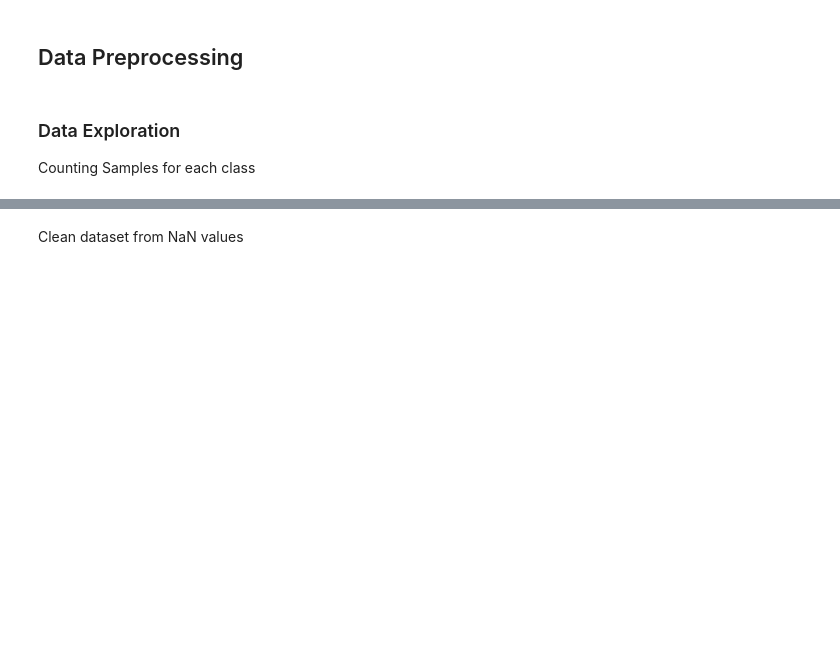
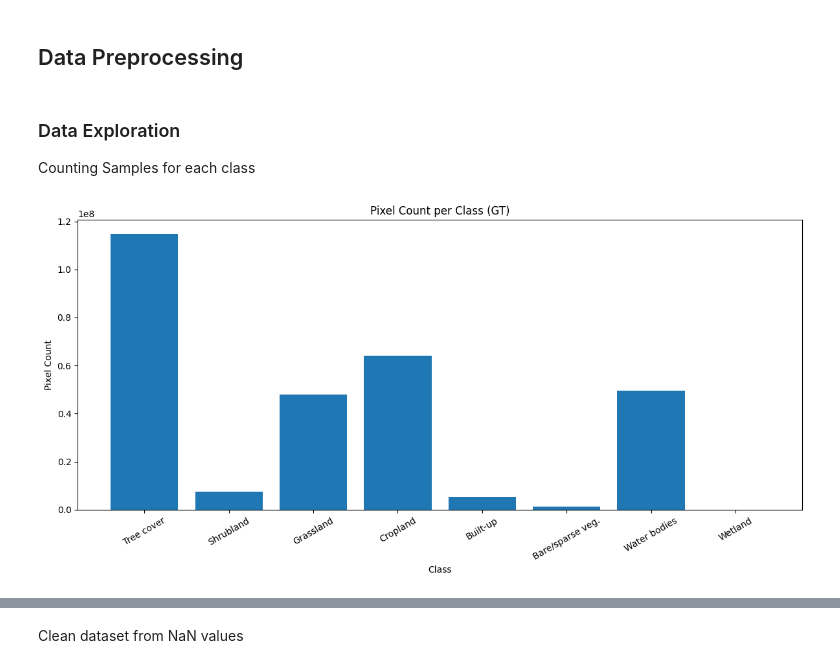
Before and after one commit to pervolarakis2001/land_cover_mapping, a Jupyter notebook: pipeline.ipynb, the cells around one changed output, grey strips where cells are left out. Cells and saved outputs as stored; diff of their text form; code cells hidden in the pictures; blank space fills up the shorter version.

Commit message:
updating model architecture and data preprocessing

```diff
--- a/pipeline.ipynb
+++ b/pipeline.ipynb
@@ -43,6 +47,71 @@ print(len(dataset))
 # %% [markdown]
 ### Data Exploration
 Counting Samples for each class
+# %%
+import rasterio
+import numpy as np
+import matplotlib.pyplot as plt
+
+# Class name mapping
+class_names = {
+    0: "Tree cover",
+    1: "Shrubland",
+    2: "Grassland",
+    3: "Cropland",
+    4: "Built-up",
+    5: "Bare/sparse veg.",
+    6: "Snow and ice",
+    7: "Water bodies",
+    8: "Wetland",
+    9: "Mangroves",
+    10: "Moss/lichen",
+}
+
+# WorldCover to index mapping
+label_mapping = {
+    10: 0,
+    20: 1,
+    30: 2,
+    40: 3,
+    50: 4,
+    60: 5,
+    70: 6,
+    80: 7,
+    90: 8,
+    95: 9,
+    100: 10,
+}
+
+# Load ground truth mask
+gt_path = "data/ground_truth/GBDA24_ex2_ref_data.tif"
+with rasterio.open(gt_path) as src:
+    raw_mask = src.read(1)
+
+# Create new integer mask initialized with -1 (invalid)
+mask = np.full(raw_mask.shape, fill_value=-1, dtype=np.int16)
+
+# Remap WorldCover values to class indices
+for raw_val, new_val in label_mapping.items():
+    mask[raw_mask == raw_val] = new_val
+
+# Filter out invalid values
+mask = mask[mask != -1]
+
+# Count pixel occurrences per class
+unique_classes, counts = np.unique(mask, return_counts=True)
+labels = [class_names[c] for c in unique_classes]
+
+# Plot
+plt.figure(figsize=(12, 6))
+plt.bar(labels, counts)
+plt.title("Pixel Count per Class (GT)")
+plt.ylabel("Pixel Count")
+plt.xlabel("Class")
+plt.xticks(rotation=30)
+plt.tight_layout()
+plt.show()
+# %% [output]
+[figure, added]
 # %%
 pixel_class_counts = Counter()
 for i in range(len(dataset)):
```
Also changed, not shown: parts of 13 cells of this notebook, 4 other files.
